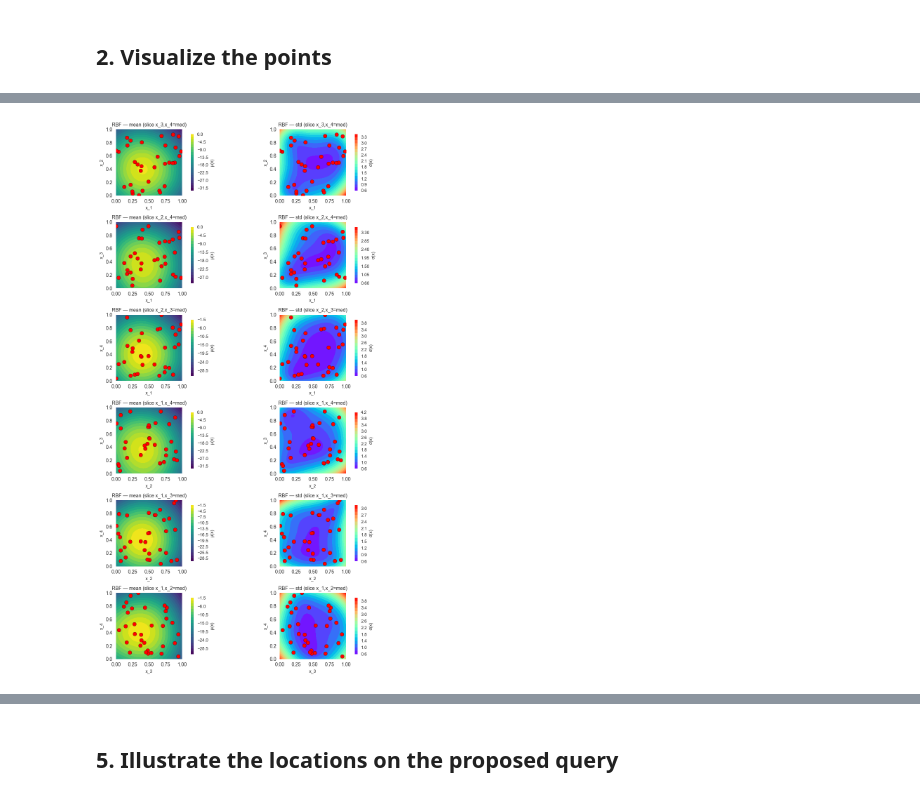
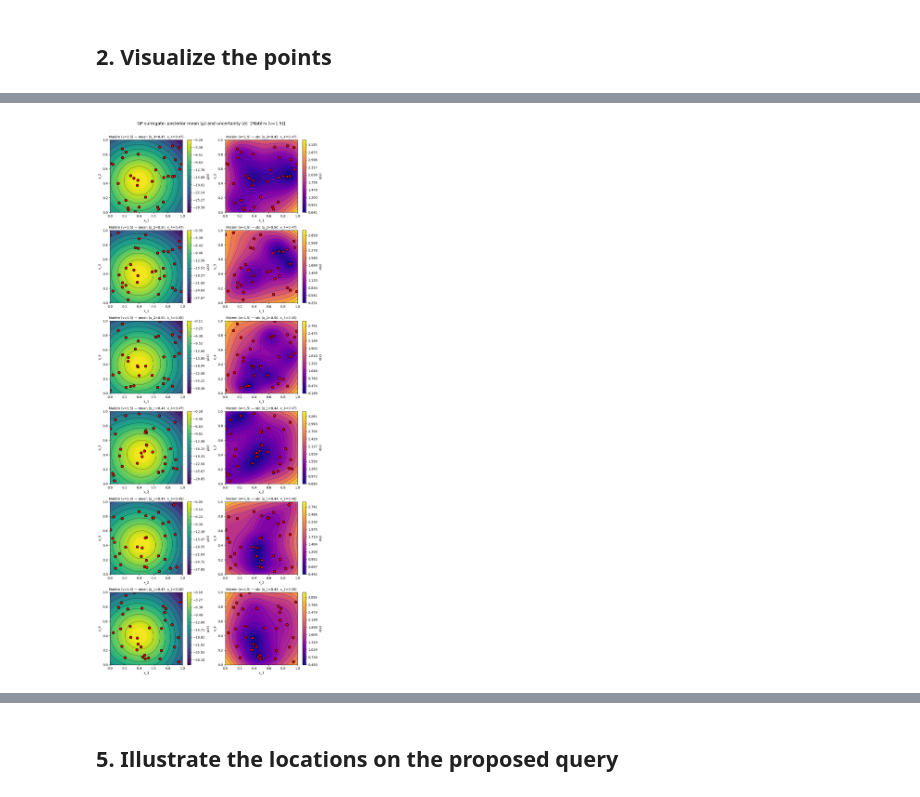
Before and after one commit to karefyllidis/black-box-optimization, a Jupyter notebook: notebooks/function_4_Warehouse-Logistics.ipynb, the cells around one changed output, grey strips where cells are left out. Saved outputs shown, nothing was run; the diff lists cells and outputs as text; code cells hidden in the pictures.

```diff
--- a/notebooks/function_4_Warehouse-Logistics.ipynb
+++ b/notebooks/function_4_Warehouse-Logistics.ipynb
@@ -238,0 +200,20 @@ mu_gp_RBF, sigma_gp_RBF = gp_RBF.predict(candidate_pts, return_std=True)
+# %%
+_sampler = Sobol() if CANDIDATE_SAMPLING_METHOD == "sobol" else Lhs()
+candidate_pts = np.array(_sampler.generate([(0.0, 1.0)] * 4, n_cand))
+
+_gp_optimizer = None if not OPTIMIZE_KERNEL else 'fmin_l_bfgs_b'
+_gp_n_restarts = N_RESTARTS_KERNEL if OPTIMIZE_KERNEL else 0
+kernel_RBF       = ConstantKernel(CONSTANT_KERNEL_SCALE, constant_value_bounds=CONSTANT_SCALE_BOUNDS) * RBF(length_scale=LENGTH_SCALE, length_scale_bounds=LENGTH_SCALE_BOUNDS)
+kernel_Matern    = ConstantKernel(CONSTANT_KERNEL_SCALE, constant_value_bounds=CONSTANT_SCALE_BOUNDS) * Matern(length_scale=LENGTH_SCALE, nu=MATERN_NU, length_scale_bounds=LENGTH_SCALE_BOUNDS)
+kernel_RBF_noise = ConstantKernel(CONSTANT_KERNEL_SCALE, constant_value_bounds=CONSTANT_SCALE_BOUNDS) * RBF(length_scale=LENGTH_SCALE, length_scale_bounds=LENGTH_SCALE_BOUNDS) + WhiteKernel(noise_level=WHITE_NOISE_LEVEL, noise_level_bounds=WHITE_NOISE_BOUNDS)
+gp_RBF       = GaussianProcessRegressor(kernel=kernel_RBF,       alpha=GP_ALPHA, optimizer=_gp_optimizer, n_restarts_optimizer=_gp_n_restarts, normalize_y=True)
+gp_Matern    = GaussianProcessRegressor(kernel=kernel_Matern,    alpha=GP_ALPHA, optimizer=_gp_optimizer, n_restarts_optimizer=_gp_n_restarts, normalize_y=True)
+gp_RBF_noise = GaussianProcessRegressor(kernel=kernel_RBF_noise, alpha=GP_ALPHA, optimizer=_gp_optimizer, n_restarts_optimizer=_gp_n_restarts, normalize_y=True)
+gp_RBF.fit(X, y); gp_Matern.fit(X, y); gp_RBF_noise.fit(X, y)
+print(f"Kernel hyperparameters: {'optimized (MLE)' if OPTIMIZE_KERNEL else 'fixed (no optimization)'}")
+mu_cand_RBF, sigma_cand_RBF = gp_RBF.predict(candidate_pts, return_std=True)
+mu_cand_Matern, sigma_cand_Matern = gp_Matern.predict(candidate_pts, return_std=True)
+mu_cand_RBF_noise, sigma_cand_RBF_noise = gp_RBF_noise.predict(candidate_pts, return_std=True)
+gp_neg_RBF = copy.deepcopy(gp_RBF); gp_neg_Matern = copy.deepcopy(gp_Matern); gp_neg_RBF_noise = copy.deepcopy(gp_RBF_noise)
+gp_neg_RBF.fit(X, -y); gp_neg_Matern.fit(X, -y); gp_neg_RBF_noise.fit(X, -y)
+print("GP RBF:", gp_RBF.kernel_)
@@ -239,47 +259,56 @@ mu_gp_RBF, sigma_gp_RBF = gp_RBF.predict(candidate_pts, return_std=True)
 # %%
-# Plot RBF GP on 2D slices for all six 4D pairs (mean and std contours)
-# 4D: fix two dims at median; vary (x_i, x_j) for pairs (0,1), (0,2), (0,3), (1,2), (1,3), (2,3)
 n_slice = 50
 ug = np.linspace(0, 1, n_slice)
 Ug, Vg = np.meshgrid(ug, ug)
 med = [np.median(X[:, k]) for k in range(4)]
-
-pairs = [(0, 1, "x_1", "x_2"), (0, 2, "x_1", "x_3"), (0, 3, "x_1", "x_4"), (1, 2, "x_2", "x_3"), (1, 3, "x_2", "x_4"), (2, 3, "x_3", "x_4")]
 slices_info = []
 for ia, ib, la, lb in pairs:
     other = [k for k in range(4) if k not in (ia, ib)]
     slice_pts = np.zeros((Ug.size, 4))
     slice_pts[:, ia] = Ug.ravel()
     slice_pts[:, ib] = Vg.ravel()
-    slice_pts[:, other[0]] = med[other[0]]
-    slice_pts[:, other[1]] = med[other[1]]
-    slice_label = f"x_{other[0]+1},x_{other[1]+1}=med"
-    slices_info.append((slice_pts, Ug, Vg, ia, ib, la, lb, slice_label))
+    for k in other:
+        slice_pts[:, k] = med[k]
+    held = ", ".join(f"x_{k+1}={med[k]:.2f}" for k in other)
+    slices_info.append((slice_pts, ia, ib, la, lb, held))
 
-fig, axes = plt.subplots(6, 2, figsize=(10, 16))
-for row, (slice_pts, Ag, Bg, ia, ib, la, lb, slice_label) in enumerate(slices_info):
-    mu_slice, sigma_slice = gp_RBF.predict(slice_pts, return_std=True)
-    mu_slice = mu_slice.reshape(Ug.shape)
-    sigma_slice = sigma_slice.reshape(Ug.shape)
+fig, axes = plt.subplots(6, 2, figsize=(10, 24))
+for row, (slice_pts, ia, ib, la, lb, held) in enumerate(slices_info):
+    for gp_obj, _, gp_name in gps:
+        if gp_name != best_name:
+            continue
+        mu_s, sig_s = gp_obj.predict(slice_pts, return_std=True)
+        mu_s = mu_s.reshape(Ug.shape); sig_s = sig_s.reshape(Ug.shape)
     ax_mu, ax_sig = axes[row, 0], axes[row, 1]
-    cf1 = ax_mu.contourf(Ag, Bg, mu_slice, levels=20, cmap="viridis")
-    add_colorbar(cf1, ax=ax_mu, label="μ(x)", font_size_axis=DEFAULT_FONT_SIZE_AXIS, shrink=0.85)
-    ax_mu.scatter(X[:, ia], X[:, ib], c="red", s=60, edgecolors="k")
-    style_axis(ax_mu, xlabel=la, ylabel=lb, title=f"RBF — mean (slice {slice_label})", font_size_axis=DEFAULT_FONT_SIZE_AXIS, font_size_titles=DEFAULT_FONT_SIZE_TITLES)
-    ax_mu.set_aspect("equal")
-    cf2 = ax_sig.contourf(Ag, Bg, sigma_slice, levels=20, cmap="rainbow")
-    add_colorbar(cf2, ax=ax_sig, label="σ(x)", font_size_axis=DEFAULT_FONT_SIZE_AXIS, shrink=0.85)
-    ax_sig.scatter(X[:, ia], X[:, ib], c="red", s=60, edgecolors="k")
-    style_axis(ax_sig, xlabel=la, ylabel=lb, title=f"RBF — std (slice {slice_label})", font_size_axis=DEFAULT_FONT_SIZE_AXIS, font_size_titles=DEFAULT_FONT_SIZE_TITLES)
-    ax_sig.set_aspect("equal")
-plt.tight_layout()
+    _mu_min, _mu_max = np.nanmin(mu_s), np.nanmax(mu_s)
+    if _mu_max <= _mu_min: _mu_max = _mu_min + 1e-10
+    lev_mu = np.linspace(_mu_min, _mu_max, CONTOURF_LEVELS)
+    cf1 = ax_mu.contourf(Ug, Vg, mu_s, levels=lev_mu, cmap="viridis")
+    ax_mu.contour(Ug, Vg, mu_s, levels=np.linspace(_mu_min, _mu_max, CONTOUR_LINE_LEVELS),
+                  colors="k", linewidths=CONTOUR_LINEWIDTH, alpha=CONTOUR_ALPHA, linestyles=CONTOUR_LINESTYLE)
+    fig.colorbar(cf1, ax=ax_mu).set_label("μ(x)", fontsize=10)
+    ax_mu.scatter(X[:, ia], X[:, ib], c="red", s=60, edgecolors="k", zorder=2, linewidths=1.5)
+    ax_mu.set_xlabel(la, fontsize=10); ax_mu.set_ylabel(lb, fontsize=10)
+    ax_mu.set_title(f"{best_name} — mean ({held})", fontsize=10)
+    ax_mu.set_aspect("equal"); ax_mu.set_xlim(0, 1); ax_mu.set_ylim(0, 1)
+
+    _sig_min, _sig_max = np.nanmin(sig_s), np.nanmax(sig_s)
+    if _sig_max <= _sig_min: _sig_max = _sig_min + 1e-10
+    lev_sig = np.linspace(_sig_min, _sig_max, CONTOURF_LEVELS)
+    cf2 = ax_sig.contourf(Ug, Vg, sig_s, levels=lev_sig, cmap="plasma")
+    ax_sig.contour(Ug, Vg, sig_s, levels=np.linspace(_sig_min, _sig_max, CONTOUR_LINE_LEVELS),
+                   colors="b", linewidths=CONTOUR_LINEWIDTH, alpha=CONTOUR_ALPHA, linestyles=CONTOUR_LINESTYLE)
+    fig.colorbar(cf2, ax=ax_sig).set_label("σ(x)", fontsize=10)
+    ax_sig.scatter(X[:, ia], X[:, ib], c="red", s=60, edgecolors="k", zorder=2, linewidths=1.5)
+    ax_sig.set_xlabel(la, fontsize=10); ax_sig.set_ylabel(lb, fontsize=10)
+    ax_sig.set_title(f"{best_name} — std ({held})", fontsize=10)
+    ax_sig.set_aspect("equal"); ax_sig.set_xlim(0, 1); ax_sig.set_ylim(0, 1)
+
+fig.suptitle(f"GP surrogate: posterior mean (μ) and uncertainty (σ)  [{best_name}]", fontsize=13, y=1.005)
+fig.tight_layout()
 if IF_EXPORT_PLOT:
-    out_dir = PLOT_EXPORT_DIR
-    assert_not_under_initial_data(out_dir, project_root=repo_root)
-    out_dir.mkdir(parents=True, exist_ok=True)
-    out_path = out_dir / f"function_4_gp_slices.{DEFAULT_EXPORT_FORMAT}"
-    fig.savefig(out_path, dpi=DEFAULT_EXPORT_DPI, format=DEFAULT_EXPORT_FORMAT)
-    print("Plot saved to", out_path)
+    out_dir = PLOT_EXPORT_DIR; out_dir.mkdir(parents=True, exist_ok=True)
+    fig.savefig(out_dir / "function_4_gp_slices.png", dpi=150, bbox_inches="tight")
 if IF_SHOW_PLOT:
     plt.show()
 # %% [output]
@@ -287,2 +315,2 @@ Plot saved to /Users/nikolaskarefyllidis/Desktop/60_ML-AI/10 main optimization/1
-[figure, old version]
+[figure, new version]
 # %% [markdown]
```
Also changed, not shown: parts of 43 cells of this notebook, 1 other file.
